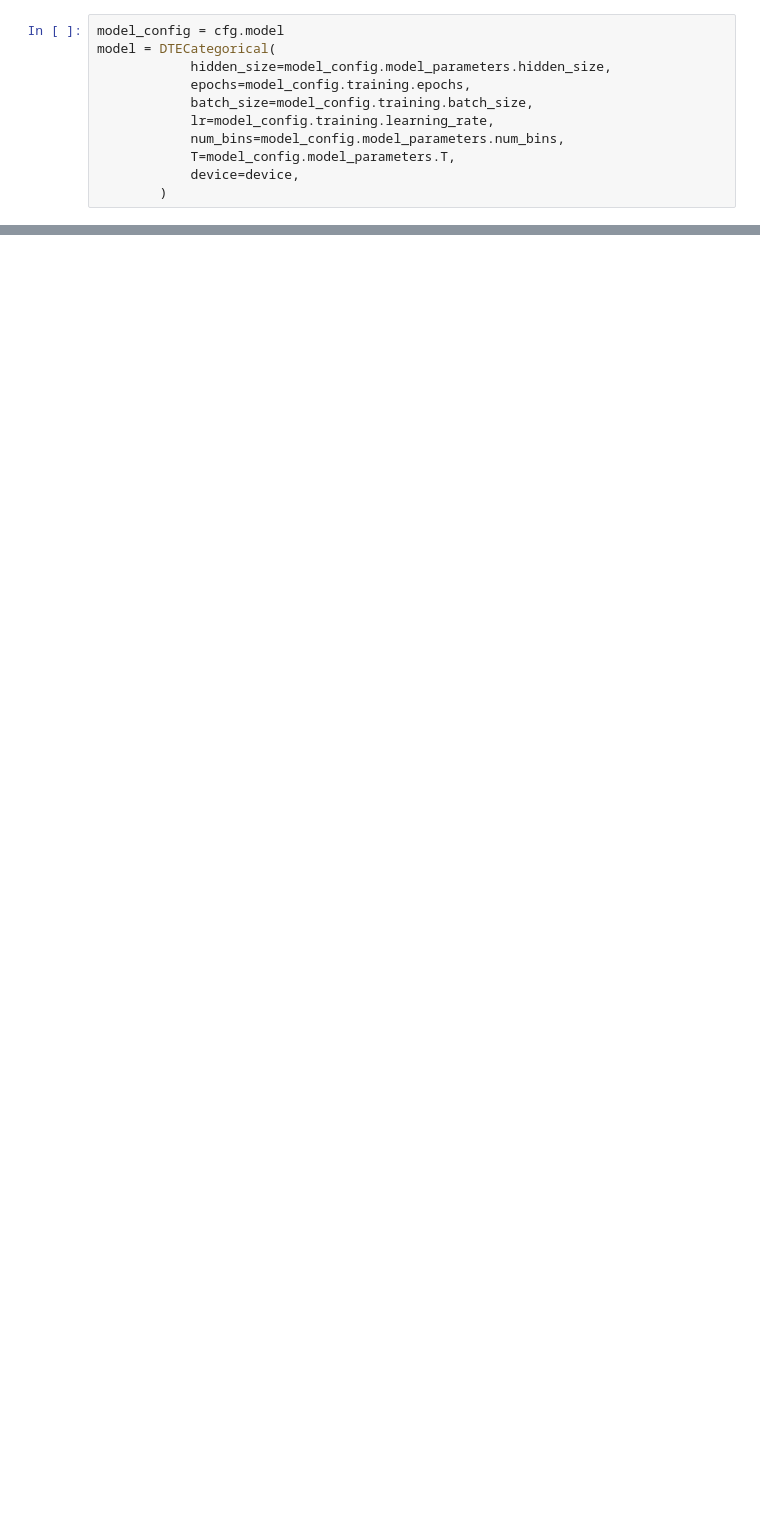
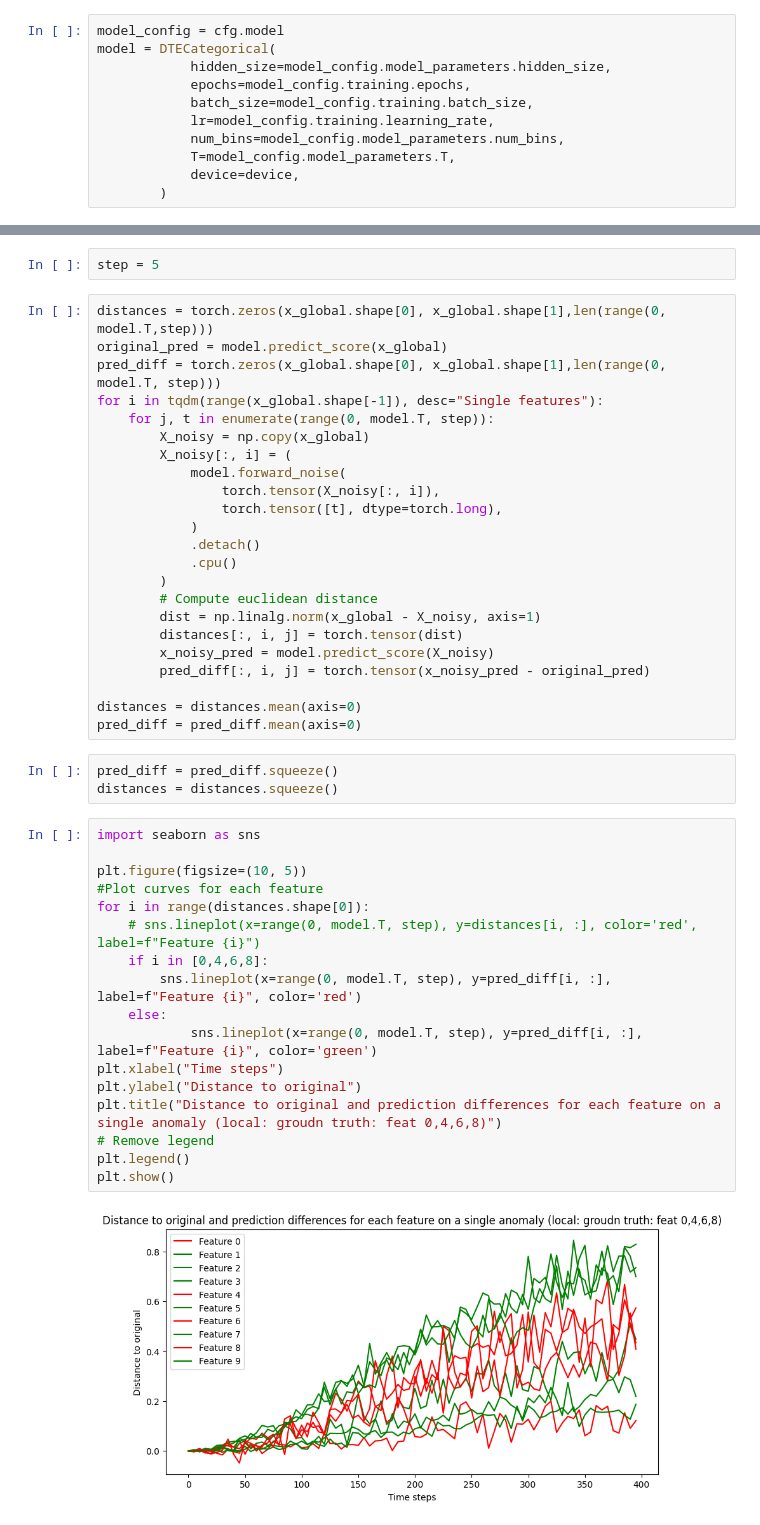
Before and after one commit to ElouanV/iterative_learning_for_anomaly_detection, a Jupyter notebook: notebooks/forward_diffusion_study.ipynb, the cells around one changed output, grey strips where cells are left out. Saved outputs shown, nothing was run; the diff lists cells and outputs as text; blank space fills up the shorter version.

```diff
--- a/notebooks/forward_diffusion_study.ipynb
+++ b/notebooks/forward_diffusion_study.ipynb
@@ -103,0 +198,47 @@ Text(0.5, 1.0, 'Feature importance')
+# %%
+step = 5
+# %%
+distances = torch.zeros(x_global.shape[0], x_global.shape[1],len(range(0, model.T,step)))
+original_pred = model.predict_score(x_global)
+pred_diff = torch.zeros(x_global.shape[0], x_global.shape[1],len(range(0, model.T, step)))
+for i in tqdm(range(x_global.shape[-1]), desc="Single features"):
+    for j, t in enumerate(range(0, model.T, step)):
+        X_noisy = np.copy(x_global)
+        X_noisy[:, i] = (
+            model.forward_noise(
+                torch.tensor(X_noisy[:, i]),
+                torch.tensor([t], dtype=torch.long),
+            )
+            .detach()
+            .cpu()
+        )
+        # Compute euclidean distance
+        dist = np.linalg.norm(x_global - X_noisy, axis=1)
+        distances[:, i, j] = torch.tensor(dist)
+        x_noisy_pred = model.predict_score(X_noisy)
+        pred_diff[:, i, j] = torch.tensor(x_noisy_pred - original_pred)
+
+distances = distances.mean(axis=0)
+pred_diff = pred_diff.mean(axis=0)
+# %%
+pred_diff = pred_diff.squeeze()
+distances = distances.squeeze()
+# %%
+import seaborn as sns
+
+plt.figure(figsize=(10, 5))
+#Plot curves for each feature
+for i in range(distances.shape[0]):
+    # sns.lineplot(x=range(0, model.T, step), y=distances[i, :], color='red', label=f"Feature {i}")
+    if i in [0,4,6,8]:
+        sns.lineplot(x=range(0, model.T, step), y=pred_diff[i, :], label=f"Feature {i}", color='red')
+    else:
+            sns.lineplot(x=range(0, model.T, step), y=pred_diff[i, :], label=f"Feature {i}", color='green')
+plt.xlabel("Time steps")
+plt.ylabel("Distance to original")
+plt.title("Distance to original and prediction differences for each feature on a single anomaly (local: groudn truth: feat 0,4,6,8)")
+# Remove legend
+plt.legend()
+plt.show()
+# %% [output]
+[figure, added]
```
Also changed, not shown: parts of 22 cells of this notebook, 18 other files.
